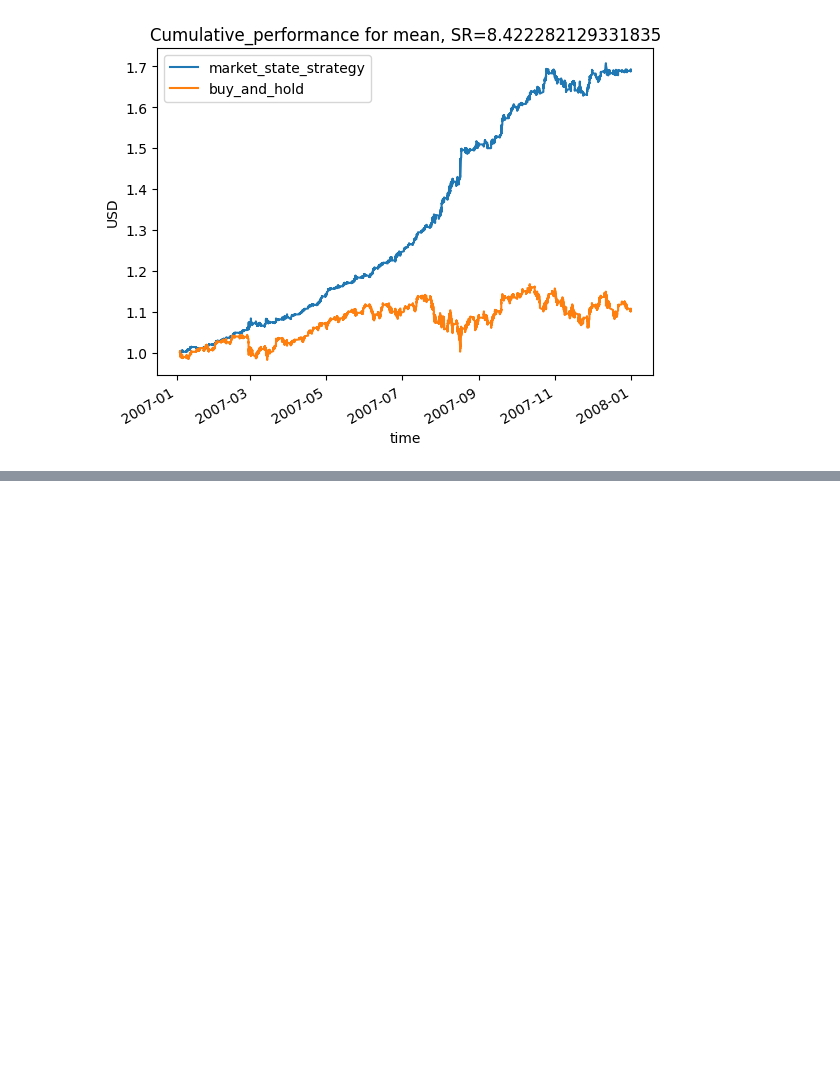
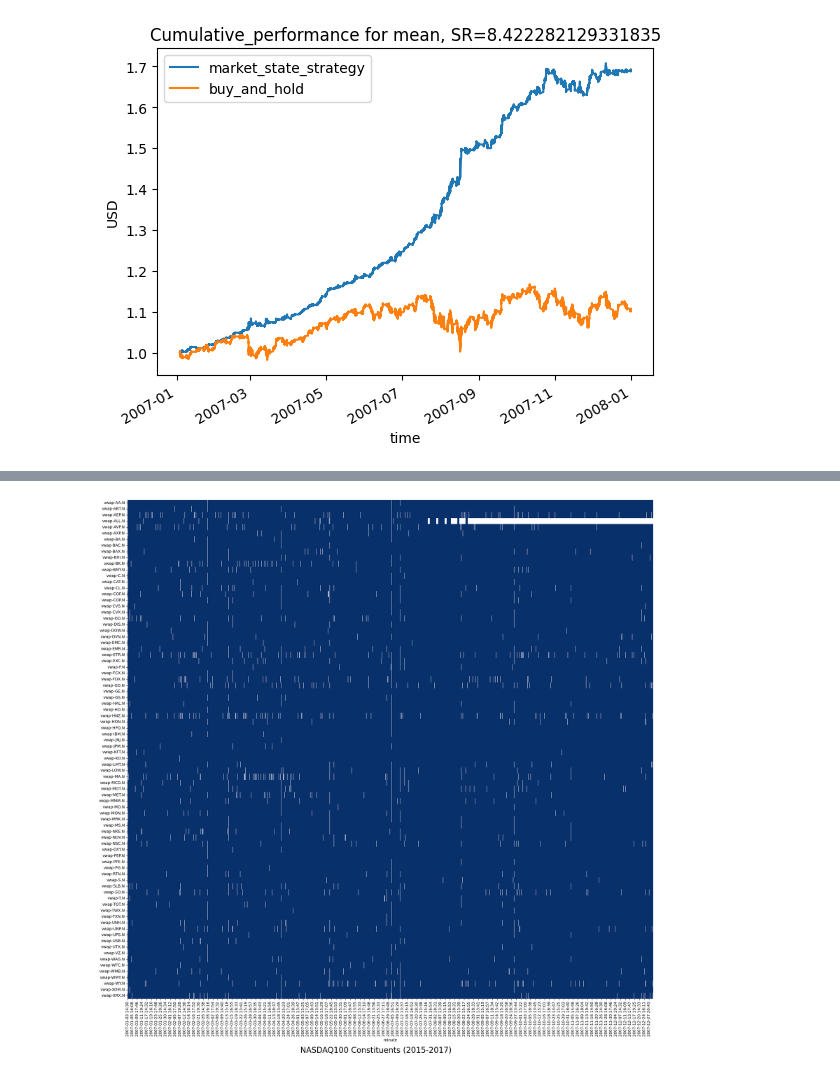
Before and after one commit to chgendreau/market-states-trading-strategy, a Jupyter notebook: strateg_test.ipynb, the cells around one changed output, grey strips where cells are left out. Drawn from its saved outputs; the diff is of its cells as text; code cells hidden in the pictures; blank space fills up the shorter version.

Commit message:
nonull heatmap

```diff
--- a/strateg_test.ipynb
+++ b/strateg_test.ipynb
@@ -434,0 +488,13 @@ for m in Ms:
+# %%
+import seaborn as sns
+nonnull_stock_filter = (all.notnull().astype(int).replace(0, np.nan))
+fig, ax = plt.subplots(figsize=(20, 20))
+mask = nonnull_stock_filter.T.isnull()
+ax = sns.heatmap(nonnull_stock_filter.T, mask=mask, cbar=False, ax=ax, cmap='Blues_r')
+ax.set_ylabel('', fontsize = 15)
+fig.suptitle('NASDAQ100 Constituents (2015-2017)',y = 0, fontsize = 20)
+fig.tight_layout()
+#plt.savefig('Nasdaq_const.pdf',bbox_inches='tight', dpi = 1000)
+plt.show()
+# %% [output]
+[figure, added]
```
Also changed, not shown: parts of 3 cells of this notebook, 2 other files.
